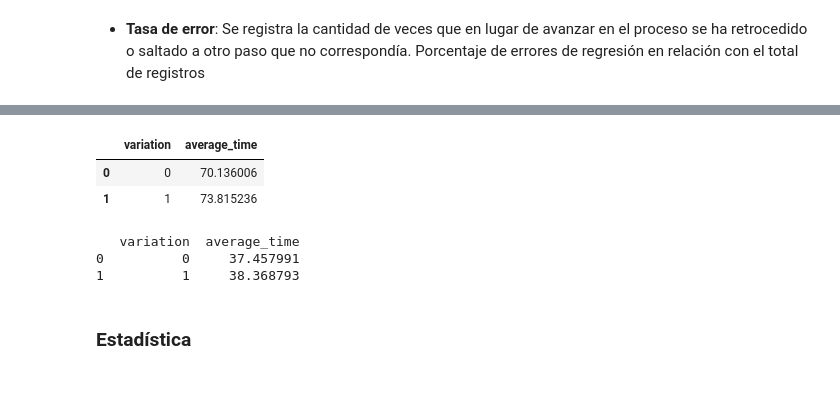
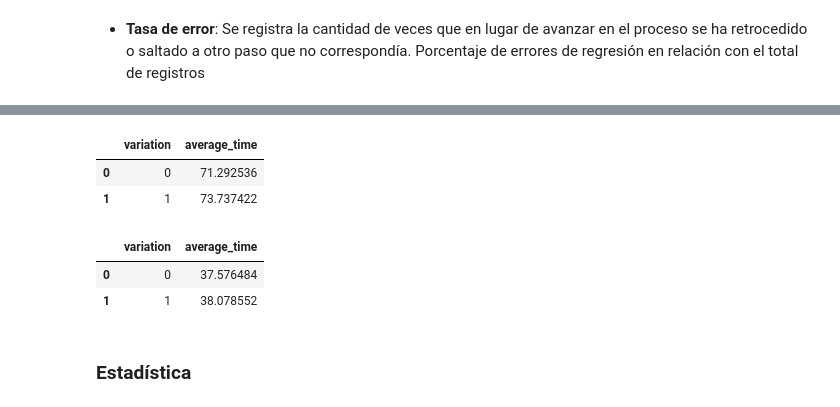
Before and after one commit to GabiCase/A-B_Testing, a Jupyter notebook: main.ipynb, the cells around one changed output, grey strips where cells are left out. Drawn from its saved outputs; the diff is of its cells as text; code cells hidden in the pictures.

Commit message:
corrección de error rate en df

```diff
--- a/main.ipynb
+++ b/main.ipynb
@@ -252,3 +99,5 @@ dtype: int64
+# %%
+df.dropna(inplace=True)
 # %% [markdown]
 # Creación de rangos de edades
 # %%
@@ -753,0 +566,19 @@ plt.show()
+# %%
+# Asegurarse de que cada visit_id tenga los pasos en el orden 0, 1, 2, 3, 4
+success_visits = df.groupby('visit_id').filter(
+    lambda x: (x['process_step'].tolist() == [0, 1, 2, 3, 4]) and (len(x) == 5)
+)
+
+# Calcular el tiempo total solo para los visit_id válidos
+total_time = success_visits.groupby('visit_id').apply(
+    lambda x: x['date_time'].max() - x['date_time'].min()
+).reset_index()
+
+# Renombramos las columnas para que coincidan con el nombre del df original
+total_time.columns = ['visit_id', 'completion_time_s']
+
+# Convertimos completion_time a segundos directamente
+total_time['completion_time_s'] = pd.to_timedelta(total_time['completion_time_s']).dt.total_seconds()
+
+# Unimos la información de tiempo total al df original
+df = df.merge(total_time, on='visit_id', how='left')
@@ -889,7 +713,7 @@ df.sort_values(['visit_id', 'date_time'], ascending=False)
 
 df['regr_error']=False
 
-df_error_rate = df.reset_index(drop=True)
+df = df.reset_index(drop=True)
 
-df_error_rate['next_process_step']=df_error_rate['process_step'].shift(-1)
-df_error_rate['next_visit_id']=df_error_rate['visit_id'].shift(-1)
+df['next_process_step']=df['process_step'].shift(-1)
+df['next_visit_id']=df['visit_id'].shift(-1)
@@ -896,8 +725,8 @@ df_error_rate['next_visit_id']=df_error_rate['visit_id'].shift(-1)
 # %%
-for i in range(0,len(df_error_rate)-1):
-    if (df_error_rate.loc[i,'next_process_step'] < df_error_rate.loc[i,'process_step'])and(df_error_rate.loc[i,'next_visit_id']== df_error_rate.loc[i,'visit_id']):
-        df_error_rate.loc[i,'regr_error'] = True
+for i in range(0,len(df)-1):
+    if (df.loc[i,'next_process_step'] < df.loc[i,'process_step'])and(df.loc[i,'next_visit_id']== df_error_rate.loc[i,'visit_id']):
+        df.loc[i,'regr_error'] = True
 
-error_rate=df_error_rate['regr_error'].sum()/len(df_error_rate)*100
+error_rate=df['regr_error'].sum()/len(df)*100
 error_rate
 # %% [output]
@@ -936,38 +777,38 @@ df.reset_index(drop=True)
 # %%
 df_no_errors = df[df['regr_error'] == False]
 
 # Crear una lista para almacenar el tiempo total por variación
 time_data = []
 
 # Iterar por variacion 0 y 1
 for variation, group in df_no_errors.groupby('variation'):
     # Filtrar los pasos por si cambiasen en algun momento
     filtered_group = group[group['process_step'].isin([0, 1, 2, 3, 4])]
 
     # Revisar la secuencia de pasos
-    total_time = 0
+    total_time_var = 0
     valid_transitions = 0
 
     for i in range(len(filtered_group) - 1):
         # Si hay una transición válida entre pasos
         if (filtered_group.iloc[i]['process_step'] + 1 == filtered_group.iloc[i + 1]['process_step']):
-            total_time += filtered_group.iloc[i]['time_in_step']
+            total_time_var += filtered_group.iloc[i]['time_in_step']
             valid_transitions += 1
 
     # Solo almacenar si hay transiciones válidas
     if valid_transitions > 0:
-        average_time = total_time / valid_transitions
+        average_time = total_time_var / valid_transitions
         time_data.append({'variation': variation, 'average_time': average_time})
 
 # Crear un DataFrame con los resultados
 average_time_df_with_errors = pd.DataFrame(time_data)
 
 # Mostrar los resultados
 average_time_df_with_errors
 # %% [output]
 |  | variation | average_time |
-| 0 | 0 | 70.136006 |
-| 1 | 1 | 73.815236 |
+| 0 | 0 | 71.292536 |
+| 1 | 1 | 73.737422 |
 # %%
 # Filtrar por errores aunque después hacemos una comprobación extra
 df_no_errors = df[df['regr_error'] == False]
@@ -992,18 +833,18 @@ for variation, group in df_filtered.groupby('variation'):
     filtered_group = group[group['process_step'].isin([0, 1, 2, 3, 4])]
 
     # Revisar la secuencia de pasos para que no nos cuente dos veces el mismo si hay un error true
-    total_time = 0
+    total_time_step = 0
     valid_transitions = 0
 
     for i in range(len(filtered_group) - 1):
         # Si hay una buena transión entre pasos
         if (filtered_group.iloc[i]['process_step'] + 1 == filtered_group.iloc[i + 1]['process_step']):
-            total_time += filtered_group.iloc[i]['time_in_step']
+            total_time_step += filtered_group.iloc[i]['time_in_step']
             valid_transitions += 1
 
     # Solo almacenar si hay transiciones válidas
     if valid_transitions > 0:
-        average_time = total_time / valid_transitions
+        average_time = total_time_step / valid_transitions
         time_data.append({'variation': variation, 'average_time': average_time})
 
 # Crear un DataFrame con los resultados
@@ -1012,9 +853,9 @@ average_time_df_clean = pd.DataFrame(time_data)
 # Mostrar los resultados
 average_time_df_clean
 # %% [output]
-   variation  average_time
-0          0     37.457991
-1          1     38.368793
+|  | variation | average_time |
+| 0 | 0 | 37.576484 |
+| 1 | 1 | 38.078552 |
 # %% [markdown]
 ### Estadística ###
 # %%
```
Also changed, not shown: parts of 68 cells of this notebook.
